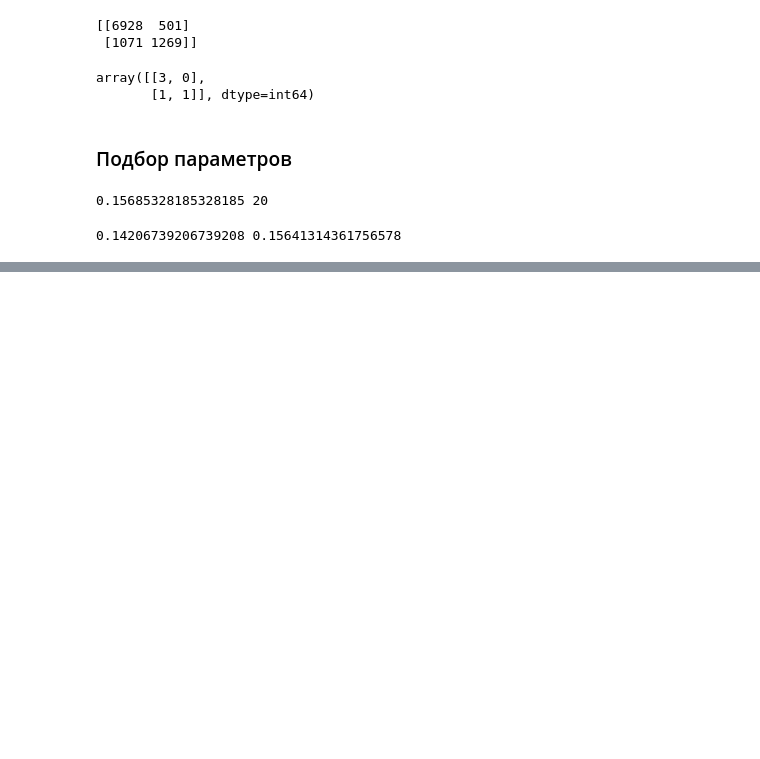
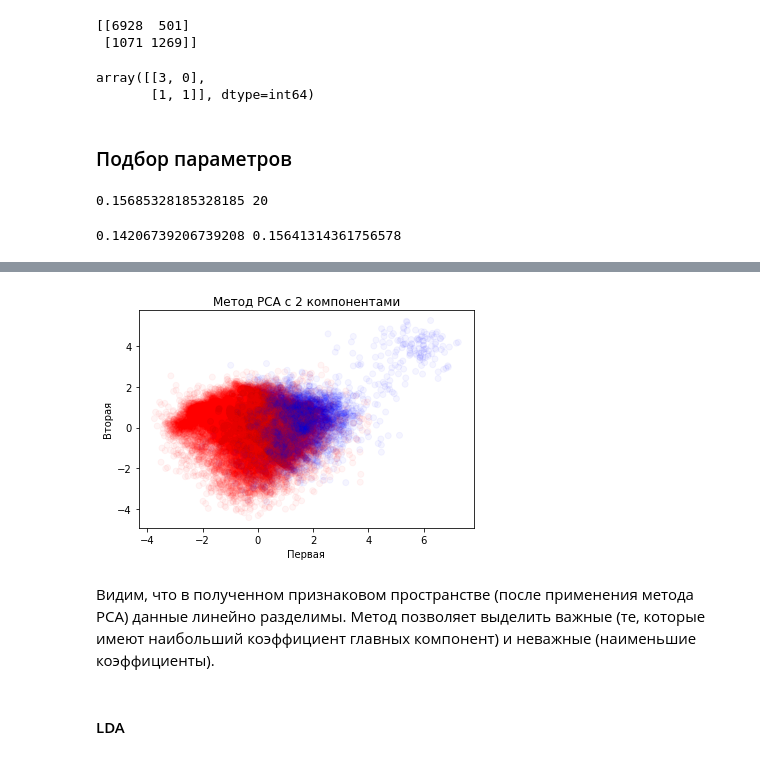
Before and after one commit to zaharovadasha/ml_autumn_2020, a Jupyter notebook: Adult Census Income.ipynb, the cells around one changed output, grey strips where cells are left out. Cells and saved outputs as stored; diff of their text form; code cells hidden in the pictures; blank space fills up the shorter version.

```diff
--- a/Adult Census Income.ipynb
+++ b/Adult Census Income.ipynb
@@ -13,3 +16,5 @@ data_raw = pd.read_csv(url)
+# %%
+data_raw = pd.read_csv('adult.csv')
 # %%
 type(data_raw)
 # %% [output]
@@ -565,0 +581,5 @@ print(err_train, err_test)
+# %%
+# применяем метод РСА
+pca_model_two = PCA(n_components = 2)
+X_pca_two = pca_model_two.fit_transform(X)
+X_pca_two
@@ -565,0 +619,23 @@ print(err_train, err_test)
+# %%
+# создаем массив цветов в зависимости от классов
+colormap = []
+for j in y:
+    if j == 0:
+        colormap.append('red')
+    else:
+        colormap.append('blue')
+# %%
+# отмечаем полученные методом РСА точки на графике: синим - завтра будет дождь, красным - нет
+plt.scatter(X_pca_two[:, 0], X_pca_two[:, 1], c = colormap, alpha = 0.04)
+
+# настройки графика
+plt.title('Метод PCA с 2 компонентами')
+plt.xlabel('Первая')
+plt.ylabel('Вторая')
+pass
+# %% [output]
+[figure, added]
+# %% [markdown]
+Видим, что в полученном признаковом пространстве (после применения метода РСА) данные линейно разделимы. Метод позволяет выделить важные (те, которые имеют наибольший коэффициент главных компонент) и неважные (наименьшие коэффициенты).
+# %% [markdown]
+#### LDA
```
Also changed, not shown: parts of 26 cells of this notebook.
